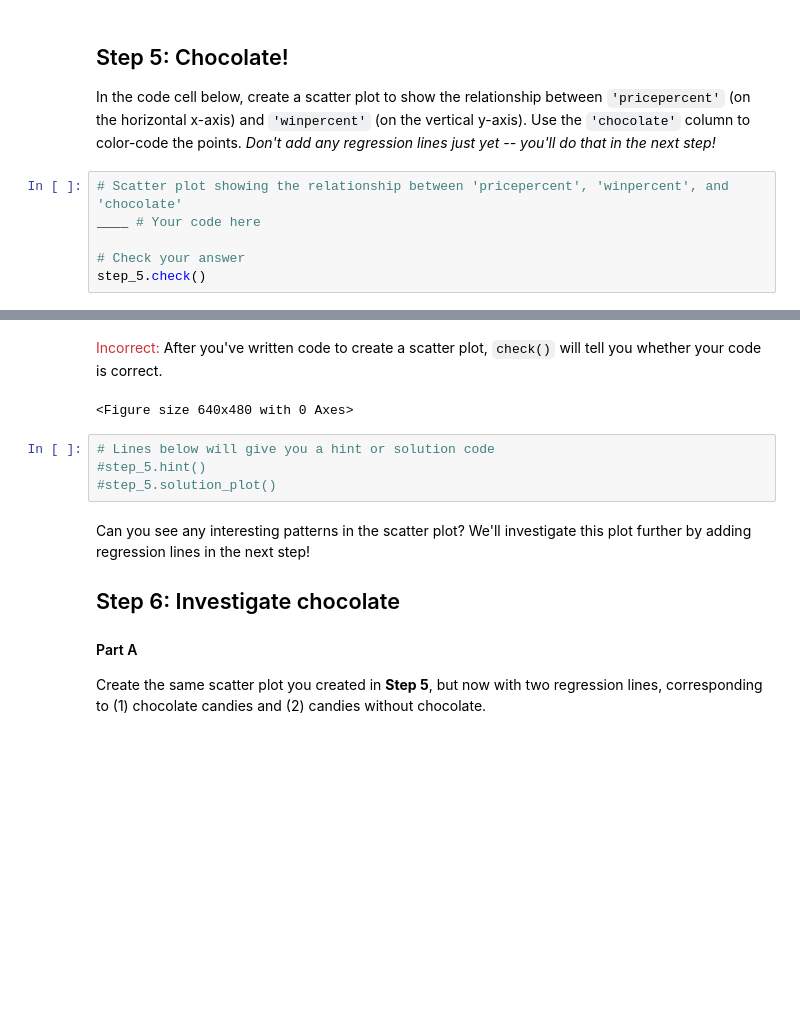
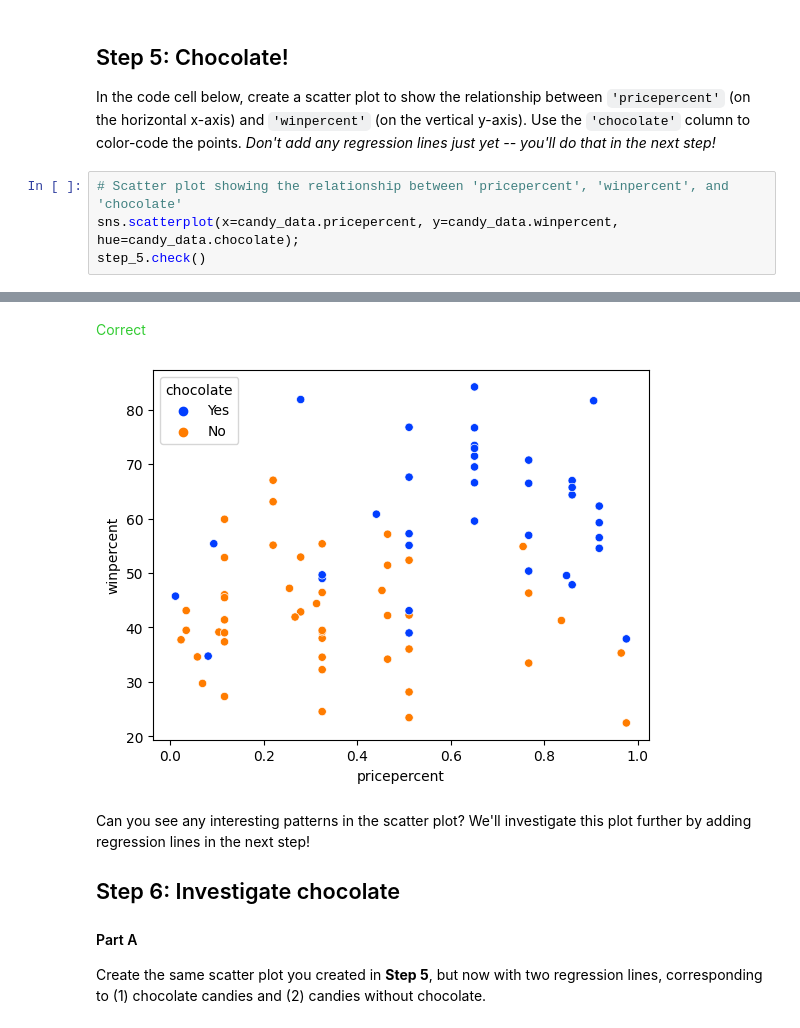
Before and after one commit to ArmanVasilovich/kaggle, a Jupyter notebook: data_vizualization_course/exercise-scatter-plots.ipynb, the cells around one changed output, grey strips where cells are left out. Saved outputs shown, nothing was run; the diff lists cells and outputs as text; blank space fills up the shorter version.

Commit message:
Kaggle Notebook | Exercise: Scatter Plots | Version 9

```diff
--- a/data_vizualization_course/exercise-scatter-plots.ipynb
+++ b/data_vizualization_course/exercise-scatter-plots.ipynb
@@ -153,18 +156,12 @@ step_4.b.solution()
 In the code cell below, create a scatter plot to show the relationship between `'pricepercent'` (on the horizontal x-axis) and `'winpercent'` (on the vertical y-axis). Use the `'chocolate'` column to color-code the points.  _Don't add any regression lines just yet -- you'll do that in the next step!_
 # %%
 # Scatter plot showing the relationship between 'pricepercent', 'winpercent', and 'chocolate'
-____ # Your code here
-
-# Check your answer
+sns.scatterplot(x=candy_data.pricepercent, y=candy_data.winpercent, hue=candy_data.chocolate);
 step_5.check()
 # %% [output]
 [interactive output not drawn]
-<span style="color:#cc3333">Incorrect:</span> After you've written code to create a scatter plot, `check()` will tell you whether your code is correct.
+<span style="color:#33cc33">Correct</span>
-<Figure size 640x480 with 0 Axes>
+[figure, added]
-# %%
-# Lines below will give you a hint or solution code
-#step_5.hint()
-#step_5.solution_plot()
 # %% [markdown]
 Can you see any interesting patterns in the scatter plot?  We'll investigate this plot further  by adding regression lines in the next step!
 
```
Also changed, not shown: parts of 1 cell of this notebook.
